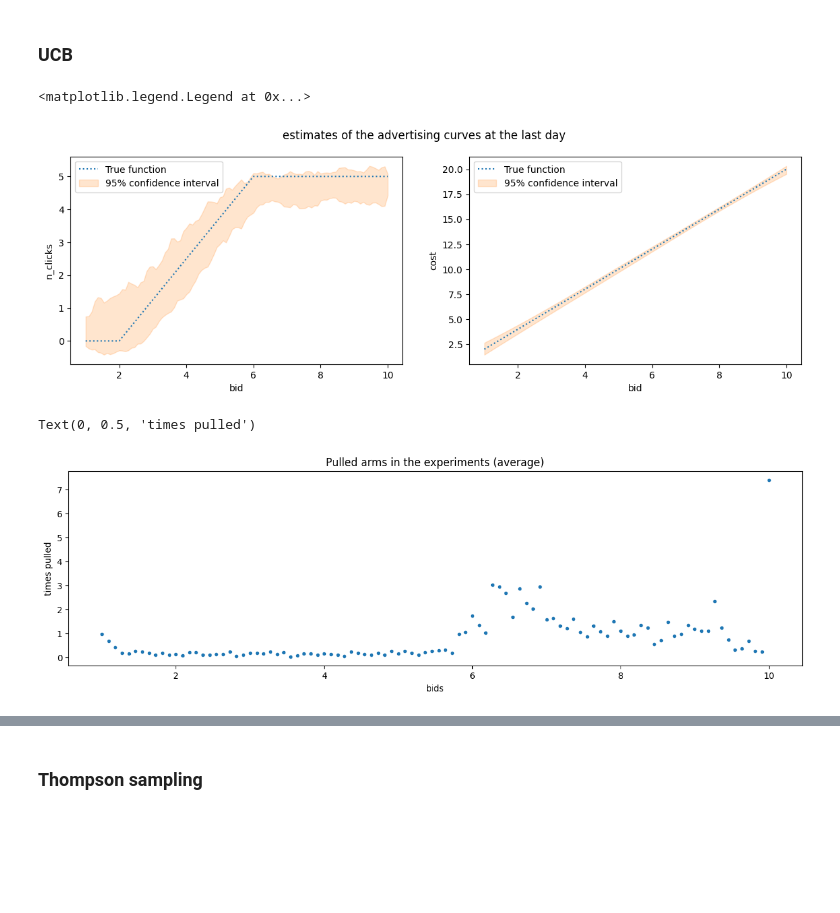
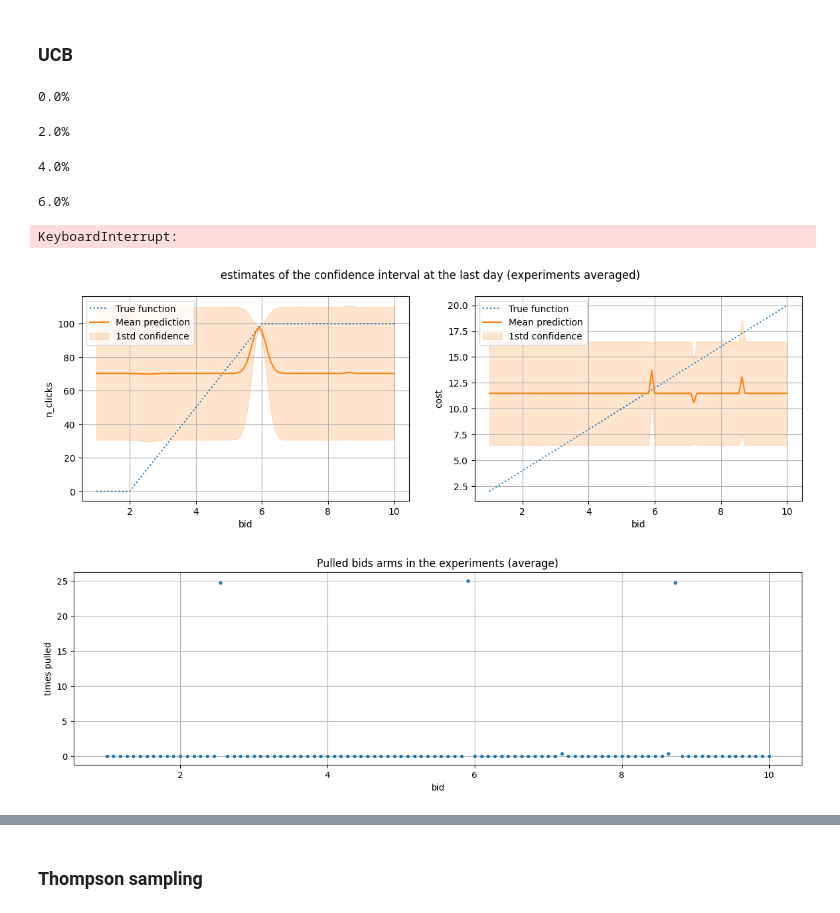
Before and after one commit to ossama-eloukili/Online-Learning-Applications-Project, a Jupyter notebook: new_approach/STEPS_from_1_to_3.ipynb, the cells around one changed output, grey strips where cells are left out. Drawn from its saved outputs; the diff is of its cells as text; code cells hidden in the pictures; blank space fills up the shorter version.

Commit message:
step2 bozza

```diff
--- a/new_approach/STEPS_from_1_to_3.ipynb
+++ b/new_approach/STEPS_from_1_to_3.ipynb
@@ -526,28 +531,3 @@ class Custom_GPTS_Learner(Learner):
         self.cum_daily_costs_learner.update(pulled_arm, cum_daily_costs)
 # %% [markdown]
 ## Example
-# %%
-F1 = 0
-F2 = 0
-def click_f(bid):
-    bid_0 = 2
-    bid_1 = 6
-    max_clicks = 5
-
-    # if bid < bid_0:
-    #     return 0
-    # elif bid < bid_1:
-    #     return n_max * (bid - bid_0)/(bid_1-bid_0)
-    # return n_max
-    return (bid < bid_1) * (bid > bid_0) * (bid - bid_0)/(bid_1-bid_0) * max_clicks + (bid >= bid_1) * max_clicks
-
-def cost_f(bid):
-    return bid * 2
-
-def conversion_rate_f(price):
-    return np.exp(-price)
-
-def conversion_rate_f(price):
-    return np.exp(-price)
-
-C1 = UserClass(F1, F2, click_f, cost_f, conversion_rate_f)
@@ -637,8 +565,8 @@ ucb_pulled_arms_counter_per_experiment = [] #to count the arms that are pulled
 for e in range(0, n_experiments):
     print(f'{e/n_experiments*100}%')
 
-    env = Environment(bids, sigma_clicks, sigma_costs, conversion_rate, margin, C1)
-    gpucb_learner = Custom_GPUCB_Learner(bids,conversion_rate, margin)
+    env = Environment(BIDS, SIGMA_CLICKS, SIGMA_COSTS, PRICE_STEP2, conversion_rate, MARGIN_PARAM, C1)
+    gpucb_learner = Custom_GPUCB_Learner(BIDS, PRICE_STEP2, conversion_rate, MARGIN_PARAM)
 
     for t in range(0, T):
         pulled_arm = gpucb_learner.pull_arm()
@@ -658,6 +586,12 @@ for e in range(0, n_experiments):
     # mean_prediction, std_prediction = gpucb_learner.cum_daily_costs_learner.gp.predict(bids.reshape((-1,1)), return_std=True)
     # gpucb_cum_daily_costs_hat += mean_prediction / n_experiments
     # gpucb_cum_daily_costs_std += std_prediction  / n_experiments
+# %% [output]
+0.0%
+2.0%
+4.0%
+6.0%
+KeyboardInterrupt:
 # %%
 # Plots of the estimates of the functions clicks and costs at the last day
 
@@ -683,41 +617,40 @@ for e in range(0, n_experiments):
 # plt.ylabel("cost")
 # plt.legend()
 
 
 #OBS: Here, the CI is wrt the experimental results
 ucb_n_daily_clicks_hat = np.mean(ucb_n_daily_clicks_per_experiment, axis = 0)
 ucb_n_daily_clicks_std = np.std(ucb_n_daily_clicks_per_experiment, axis = 0)
 
 ucb_cum_daily_costs_hat = np.mean(ucb_cum_daily_costs_per_experiment, axis = 0)
 ucb_cum_daily_costs_std = np.std(ucb_cum_daily_costs_per_experiment, axis = 0)
 
 
 
 plt.figure(figsize = (14,4))
 plt.suptitle('estimates of the confidence interval at the last day (experiments averaged)')
 
 plt.subplot(1,2,1)
-plt.plot(bids, C1.n_daily_clicks_function(bids), linestyle="dotted", label = "True function")
-plt.plot(bids, ucb_n_daily_clicks_hat, color = "C1",label="Mean prediction")
-plt.fill_between(bids, ucb_n_daily_clicks_hat - ucb_n_daily_clicks_std, ucb_n_daily_clicks_hat + ucb_n_daily_clicks_std,
+plt.plot(BIDS, C1.n_daily_clicks_function(BIDS), linestyle="dotted", label = "True function")
+plt.plot(BIDS, ucb_n_daily_clicks_hat, color = "C1",label="Mean prediction")
+plt.fill_between(BIDS, ucb_n_daily_clicks_hat - ucb_n_daily_clicks_std, ucb_n_daily_clicks_hat + ucb_n_daily_clicks_std,
                  alpha = 0.2, color="tab:orange", label=r"1std confidence")
 plt.xlabel("bid")
 plt.ylabel("n_clicks")
 plt.legend()
 plt.grid()
 
 plt.subplot(1,2,2)
-plt.plot(bids, C1.cum_daily_costs_function(bids), linestyle="dotted", label = "True function")
-plt.plot(bids, ucb_cum_daily_costs_hat, color = "C1",label="Mean prediction")
-plt.fill_between(bids, ucb_cum_daily_costs_hat - ucb_cum_daily_costs_std, ucb_cum_daily_costs_hat +  ucb_cum_daily_costs_std,
+plt.plot(BIDS, C1.cum_daily_costs_function(BIDS), linestyle="dotted", label = "True function")
+plt.plot(BIDS, ucb_cum_daily_costs_hat, color = "C1",label="Mean prediction")
+plt.fill_between(BIDS, ucb_cum_daily_costs_hat - ucb_cum_daily_costs_std, ucb_cum_daily_costs_hat +  ucb_cum_daily_costs_std,
                  alpha = 0.2, color="tab:orange", label=r"1std confidence")
 plt.xlabel("bid")
 plt.ylabel("cost")
 plt.legend()
 plt.grid()
 # %% [output]
-<matplotlib.legend.Legend at 0x...>
-[figure, old version]
+[figure, new version]
 # %%
 
 zz = np.mean(ucb_pulled_arms_counter_per_experiment, axis = 0)
@@ -726,13 +659,12 @@ fig = plt.figure(figsize = (15,4))
 
 ax = fig.add_subplot()
 ax.set_title("Pulled bids arms in the experiments (average)")
-ax.plot(bids, zz, '.', color = "C0")
+ax.plot(BIDS, zz, '.', color = "C0")
 ax.set_xlabel('bid')
 ax.set_ylabel('times pulled')
 ax.grid()
 # %% [output]
-Text(0, 0.5, 'times pulled')
-[figure, old version]
+[figure, new version]
 # %%
 std_inst = np.std(gpucb_rewards_per_experiment, axis = 0)/np.sqrt(n_experiments)
 std_cum = np.std(np.cumsum(gpucb_rewards_per_experiment, axis = 1), axis = 0)/np.sqrt(n_experiments)
```
Also changed, not shown: parts of 19 cells of this notebook.
